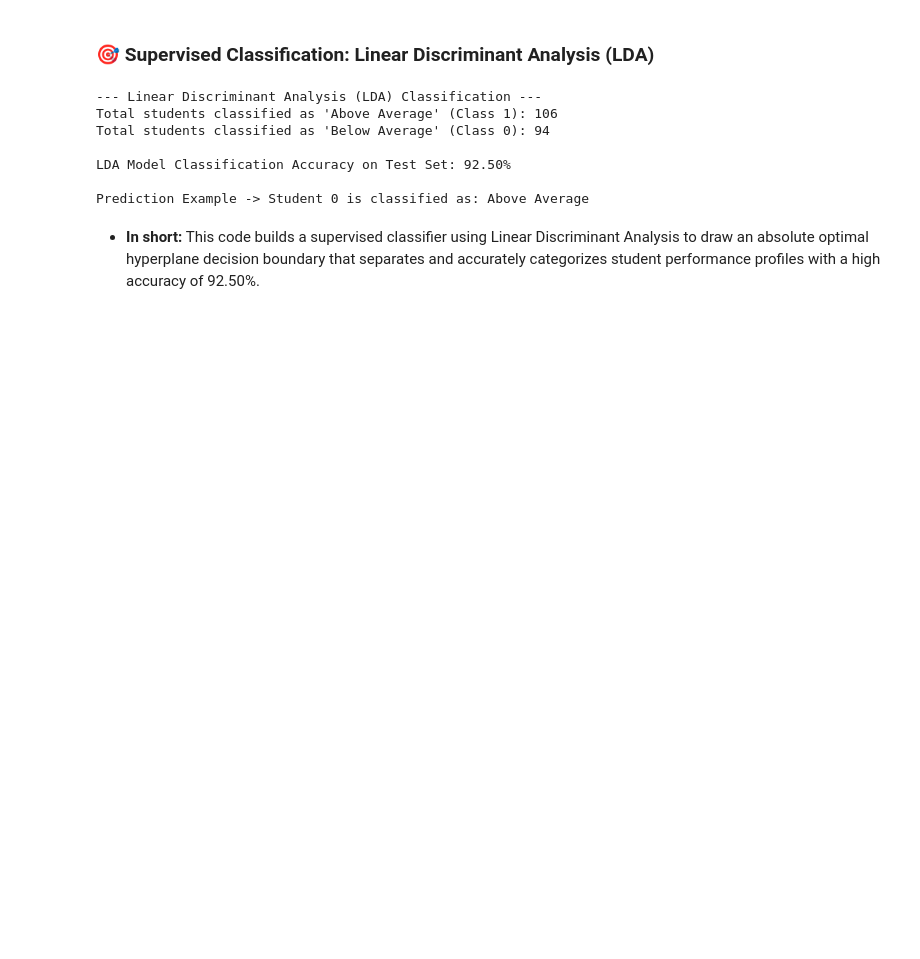
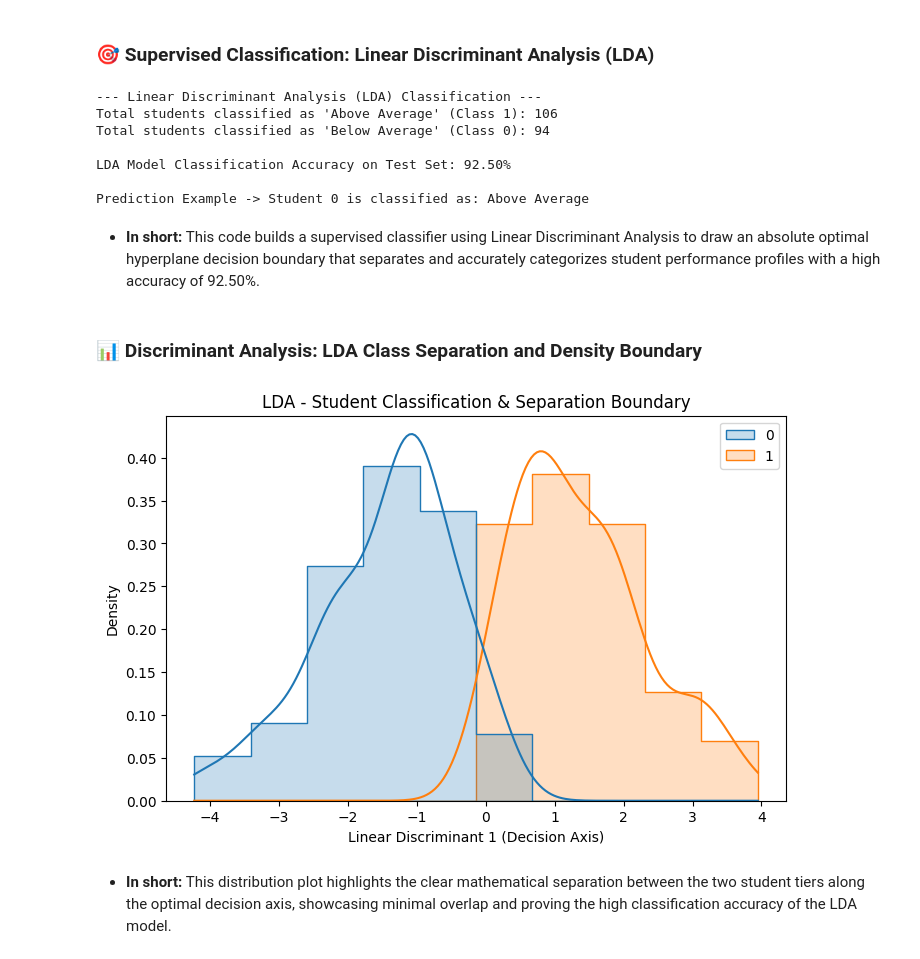
Before and after one commit to JanaviGol/MathematicAdvance_Stastics, a Jupyter notebook: Project-5/Calculative_Foundation.ipynb, the cells around one changed output. Cells and saved outputs as stored; diff of their text form; code cells hidden in the pictures; blank space fills up the shorter version.

```diff
--- a/Project-5/Calculative_Foundation.ipynb
+++ b/Project-5/Calculative_Foundation.ipynb
@@ -383,3 +413,20 @@ LDA Model Classification Accuracy on Test Set: 92.50%
 Prediction Example -> Student 0 is classified as: Above Average
 # %% [markdown]
 * **In short:** This code builds a supervised classifier using Linear Discriminant Analysis to draw an absolute optimal hyperplane decision boundary that separates and accurately categorizes student performance profiles with a high accuracy of 92.50%.
+# %% [markdown]
+### 📊 Discriminant Analysis: LDA Class Separation and Density Boundary
+# %%
+# Plot LDA Output
+X_lda = lda.transform(X)
+
+plt.figure(figsize=(8, 5))
+# Dono classes ko alag-alag color se histplot ya scatter plot me dekhna
+sns.histplot(x=X_lda.ravel(), hue=y, kde=True, element="step", stat="density", common_norm=False)
+plt.title('LDA - Student Classification & Separation Boundary')
+plt.xlabel('Linear Discriminant 1 (Decision Axis)')
+plt.ylabel('Density')
+plt.show()
+# %% [output]
+[figure, added]
+# %% [markdown]
+* **In short:** This distribution plot highlights the clear mathematical separation between the two student tiers along the optimal decision axis, showcasing minimal overlap and proving the high classification accuracy of the LDA model.
```
Also changed, not shown: parts of 8 cells of this notebook.
